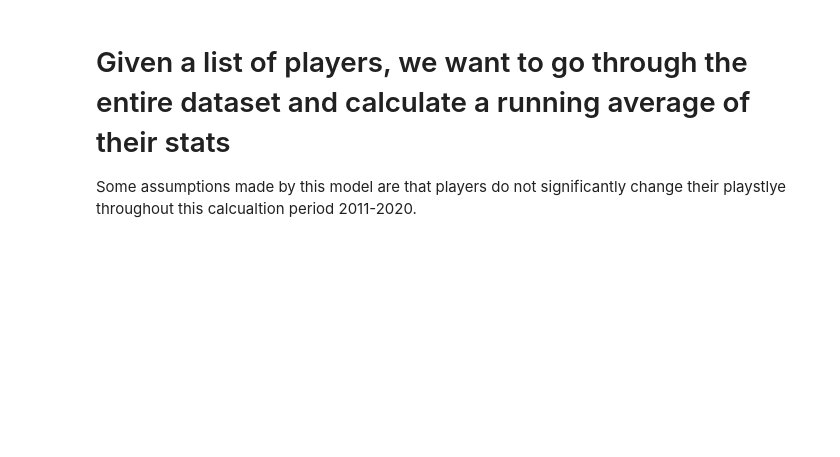
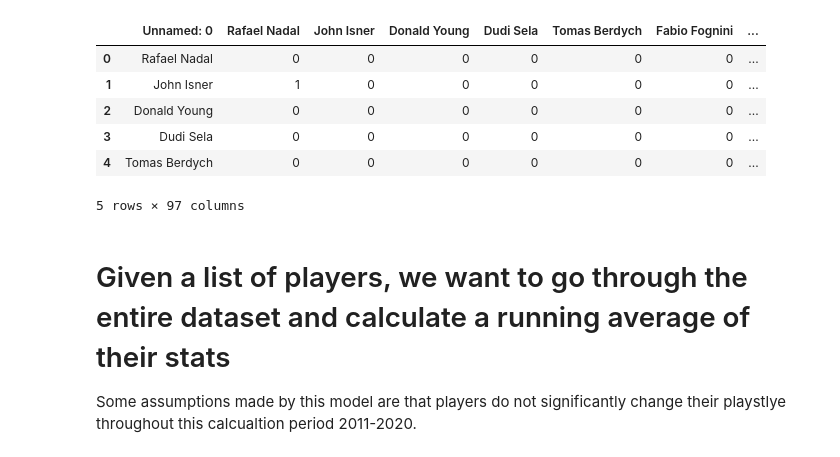
Before and after one commit to JohnOnt/Tennis_Classification, a Jupyter notebook: classify.ipynb, the cells around one changed output. Saved outputs shown, nothing was run; the diff lists cells and outputs as text; code cells hidden in the pictures; blank space fills up the shorter version.

```diff
--- a/classify.ipynb
+++ b/classify.ipynb
@@ -14,6 +14,16 @@ us18_points = pd.read_csv('tennis_data/2018-usopen-points.csv')
 us18_points = us18_points.dropna(axis=1, how='all')
 
 matchups100 = pd.read_csv('matchups_atp100.csv')
+# %%
+matchups100.head()
+# %% [output]
+|  | Unnamed: 0 | Rafael Nadal | John Isner | Donald Young | Dudi Sela | Tomas Berdych | Fabio Fognini | ... |
+| 0 | Rafael Nadal | 0 | 0 | 0 | 0 | 0 | 0 | ... |
+| 1 | John Isner | 1 | 0 | 0 | 0 | 0 | 0 | ... |
+| 2 | Donald Young | 0 | 0 | 0 | 0 | 0 | 0 | ... |
+| 3 | Dudi Sela | 0 | 0 | 0 | 0 | 0 | 0 | ... |
+| 4 | Tomas Berdych | 0 | 0 | 0 | 0 | 0 | 0 | ... |
+5 rows × 97 columns
 # %%
 # Get all player names from a tourney
 
```
Also changed, not shown: parts of 8 cells of this notebook, 5 other files.
